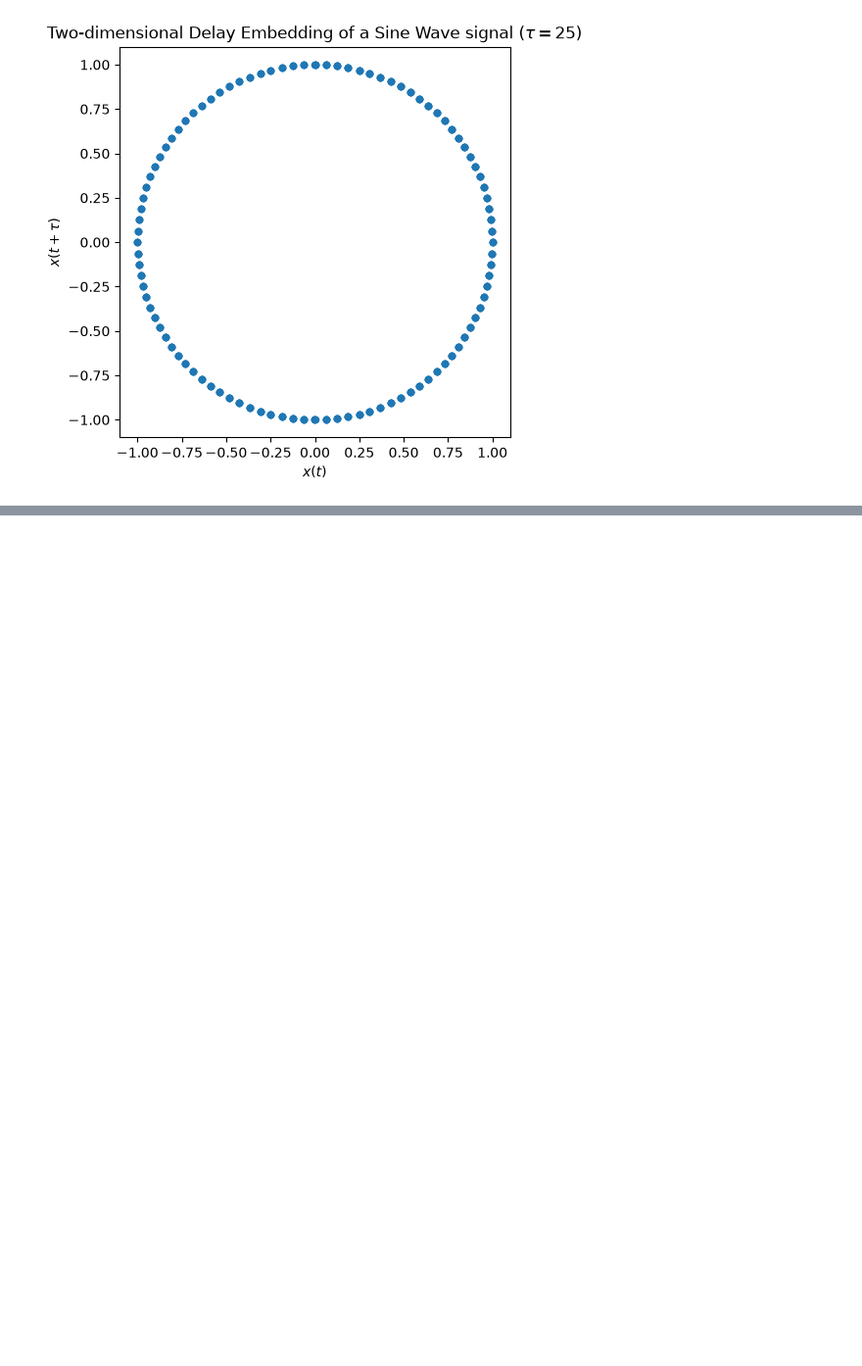
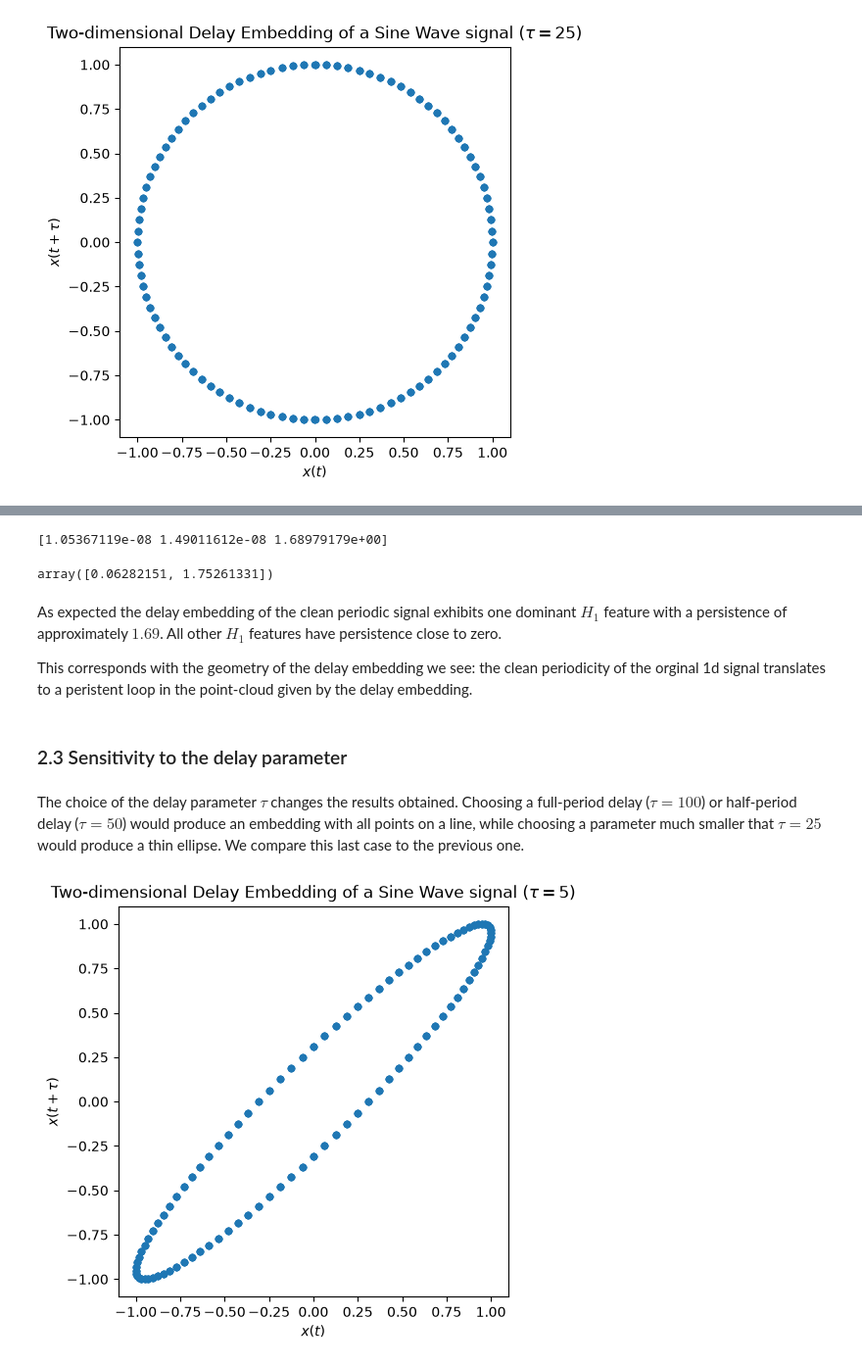
Before and after one commit to Matteo-Meyer/tda-time-series-classification, a Jupyter notebook: notebooks/02_time_series_embeddings.ipynb, the cells around one changed output, grey strips where cells are left out. Shown at 98% size. Drawn from its saved outputs; the diff is of its cells as text; code cells hidden in the pictures; blank space fills up the shorter version.

```diff
--- a/notebooks/02_time_series_embeddings.ipynb
+++ b/notebooks/02_time_series_embeddings.ipynb
@@ -55,0 +73,38 @@ plt.show()
+# %%
+#Persistence of H1 classes of the embedding
+embedding_H1_persistence = embedding_H1[:,1] - embedding_H1[:,0]
+print(np.sort(embedding_H1_persistence)[-10:])
+
+idx_H1_max = np.argmax(embedding_H1_persistence)
+embedding_H1[idx_H1_max]
+# %% [output]
+[1.05367119e-08 1.49011612e-08 1.68979179e+00]
+array([0.06282151, 1.75261331])
+# %% [markdown]
+As expected the delay embedding of the clean periodic signal exhibits one dominant $H_1$ feature with a persistence of approximately $1.69$. All other $H_1$ features have persistence close to zero.
+
+This corresponds with the geometry of the delay embedding we see: the clean periodicity of the orginal 1d signal translates to a peristent loop in the point-cloud given by the delay embedding.
+# %% [markdown]
+### 2.3 Sensitivity to the delay parameter
+# %% [markdown]
+The choice of the delay parameter $\tau$ changes the results obtained. Choosing a full-period delay ($\tau = 100$) or half-period delay ($\tau = 50$) would produce an embedding with all points on a line, while choosing a parameter much smaller that $\tau = 25$ would produce a thin ellipse.
+We compare this last case to the previous one.
+# %%
+tau_small = 5
+clean_embedding_small = np.column_stack((clean_signal[:-tau_small],
+                                      clean_signal[tau_small:])
+                                      )
+fig_3, ax_3 = plt.subplots(figsize = (5, 5))
+ax_3.scatter(clean_embedding_small[:, 0],
+            clean_embedding_small[:, 1],
+            s = 20,
+            )
+ax_3.set_title("Two-dimensional Delay Embedding of a Sine Wave signal ($\\tau = 5$)")
+ax_3.set_xlabel("$x(t)$")
+ax_3.set_ylabel("$x(t+\\tau)$")
+ax_3.set_aspect("equal")
+
+fig_3.tight_layout()
+plt.show()
+# %% [output]
+[figure, added]
```
Also changed, not shown: parts of 65 cells of this notebook.
